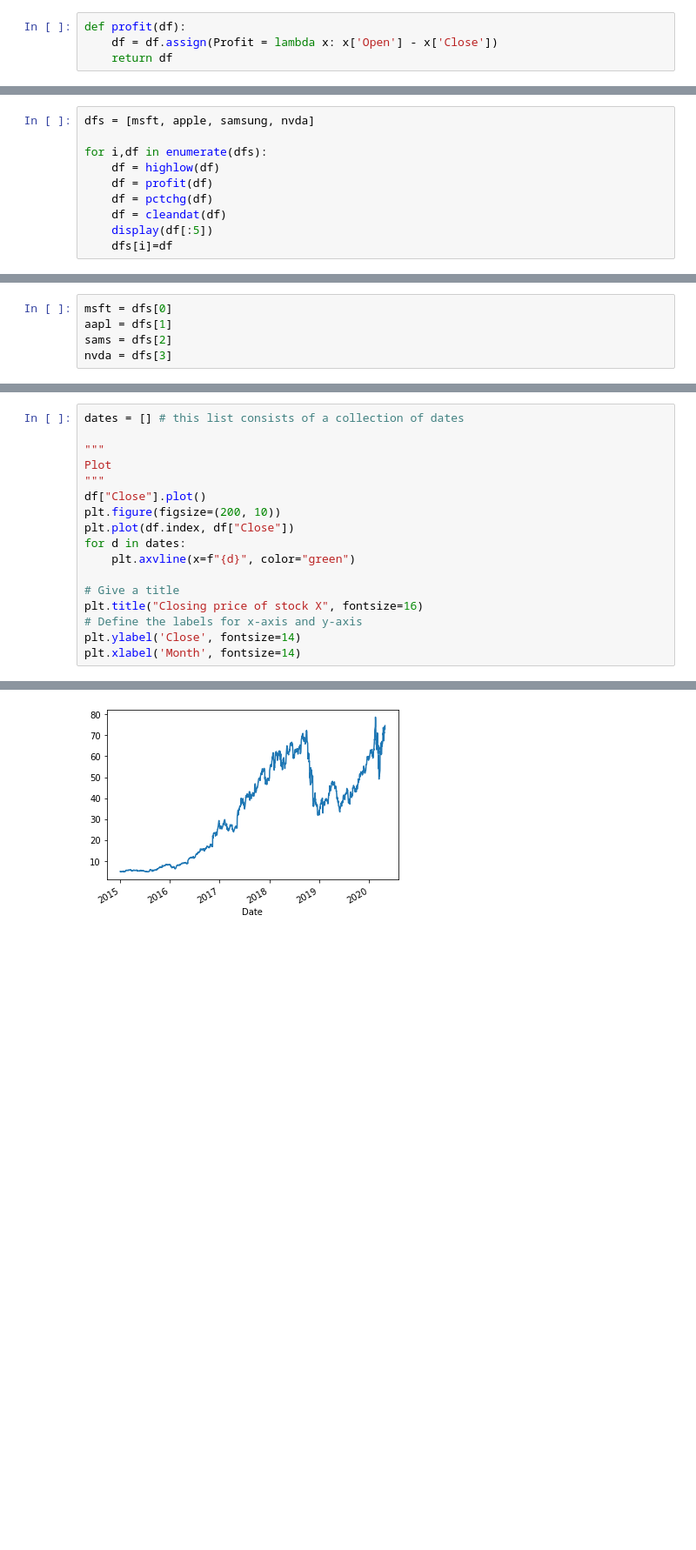
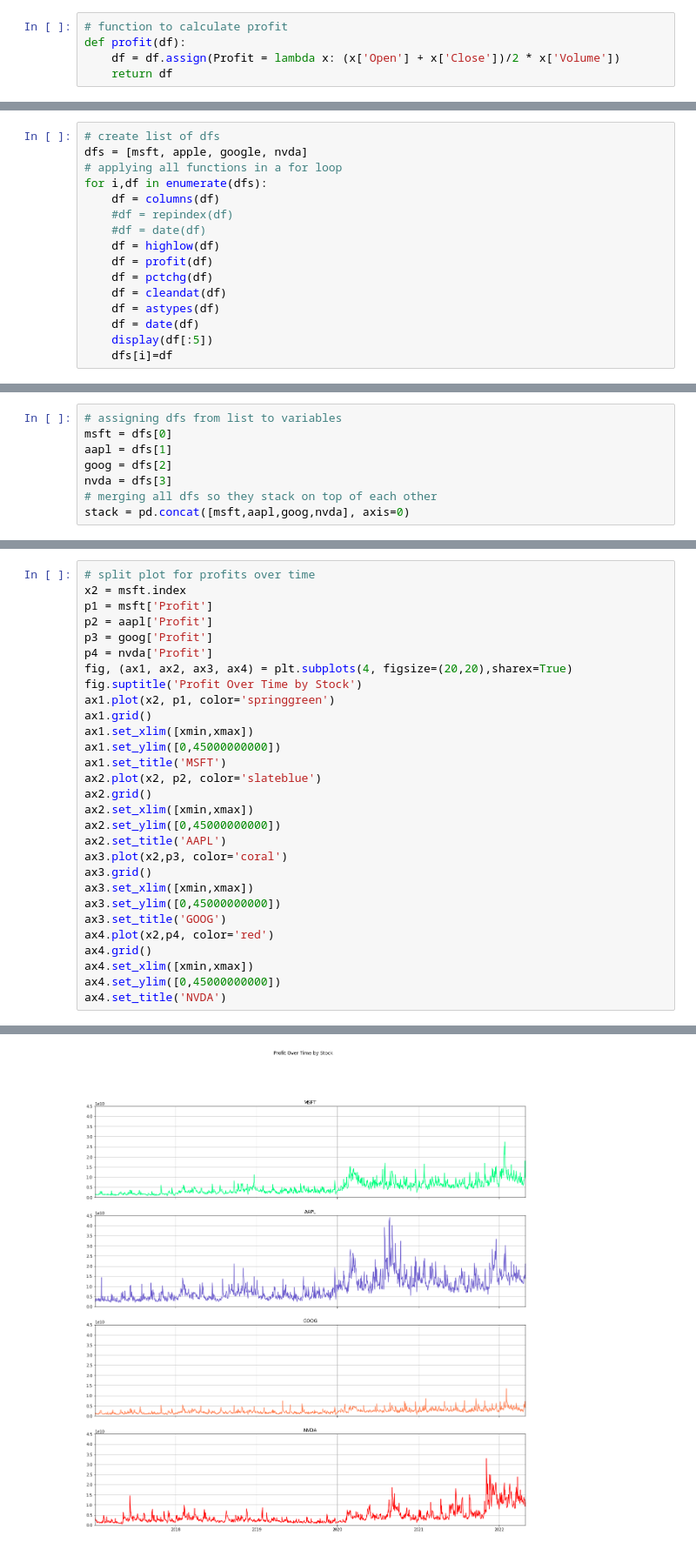
Before and after one commit to rasemanb/Tech-Stock-Analysis, a Jupyter notebook: Project_1/Project-1.ipynb, the cells around one changed output, grey strips where cells are left out. Shown at 87% size. Cells and saved outputs as stored; diff of their text form; blank space fills up the shorter version.

Commit message:
Finalizing visuals

```diff
--- a/Project_1/Project-1.ipynb
+++ b/Project_1/Project-1.ipynb
@@ -29,7 +43,8 @@ def highlow(df):
     df = df.assign(Difference = lambda x: x['High'] - x['Low'])
     return df
 # %%
+# function to calculate profit
 def profit(df):
-    df = df.assign(Profit = lambda x: x['Open'] - x['Close'])
+    df = df.assign(Profit = lambda x: (x['Open'] + x['Close'])/2 * x['Volume'])
     return df
 # %%
@@ -56,11 +91,17 @@ def cleandat(df):
 # %%
-dfs = [msft, apple, samsung, nvda]
-
+# create list of dfs
+dfs = [msft, apple, google, nvda]
+# applying all functions in a for loop
 for i,df in enumerate(dfs):
+    df = columns(df)
+    #df = repindex(df)
+    #df = date(df)
     df = highlow(df)
     df = profit(df)
     df = pctchg(df)
     df = cleandat(df)
+    df = astypes(df)
+    df = date(df)
     display(df[:5])
     dfs[i]=df
 # %% [output]
@@ -111,5 +136,8 @@ Name: Close, Length: 1340, dtype: float64
 # %%
+# assigning dfs from list to variables
 msft = dfs[0]
 aapl = dfs[1]
-sams = dfs[2]
+goog = dfs[2]
 nvda = dfs[3]
+# merging all dfs so they stack on top of each other
+stack = pd.concat([msft,aapl,goog,nvda], axis=0)
@@ -116,18 +242,30 @@ nvda = dfs[3]
 # %%
-dates = [] # this list consists of a collection of dates
-
-"""
-Plot
-"""
-df["Close"].plot()
-plt.figure(figsize=(200, 10))
-plt.plot(df.index, df["Close"])
-for d in dates:
-    plt.axvline(x=f"{d}", color="green")
-
-# Give a title
-plt.title("Closing price of stock X", fontsize=16)
-# Define the labels for x-axis and y-axis
-plt.ylabel('Close', fontsize=14)
-plt.xlabel('Month', fontsize=14)
+# split plot for profits over time
+x2 = msft.index
+p1 = msft['Profit']
+p2 = aapl['Profit']
+p3 = goog['Profit']
+p4 = nvda['Profit']
+fig, (ax1, ax2, ax3, ax4) = plt.subplots(4, figsize=(20,20),sharex=True)
+fig.suptitle('Profit Over Time by Stock')
+ax1.plot(x2, p1, color='springgreen')
+ax1.grid()
+ax1.set_xlim([xmin,xmax])
+ax1.set_ylim([0,45000000000])
+ax1.set_title('MSFT')
+ax2.plot(x2, p2, color='slateblue')
+ax2.grid()
+ax2.set_xlim([xmin,xmax])
+ax2.set_ylim([0,45000000000])
+ax2.set_title('AAPL')
+ax3.plot(x2,p3, color='coral')
+ax3.grid()
+ax3.set_xlim([xmin,xmax])
+ax3.set_ylim([0,45000000000])
+ax3.set_title('GOOG')
+ax4.plot(x2,p4, color='red')
+ax4.grid()
+ax4.set_xlim([xmin,xmax])
+ax4.set_ylim([0,45000000000])
+ax4.set_title('NVDA')
 # %% [output]
@@ -135 +273 @@ Text(0.5, 0, 'Month')
-[figure, old version]
+[figure, new version]
```
Also changed, not shown: parts of 23 cells of this notebook.
